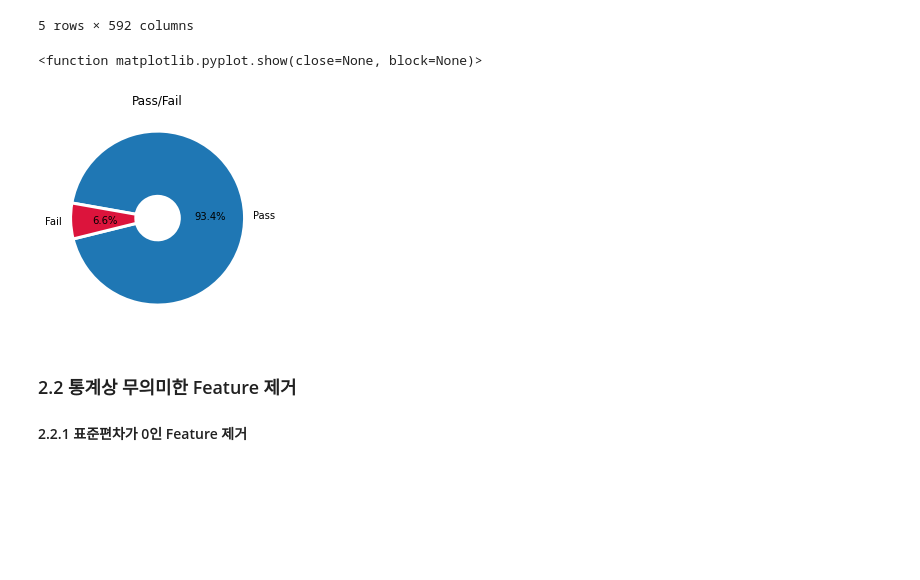
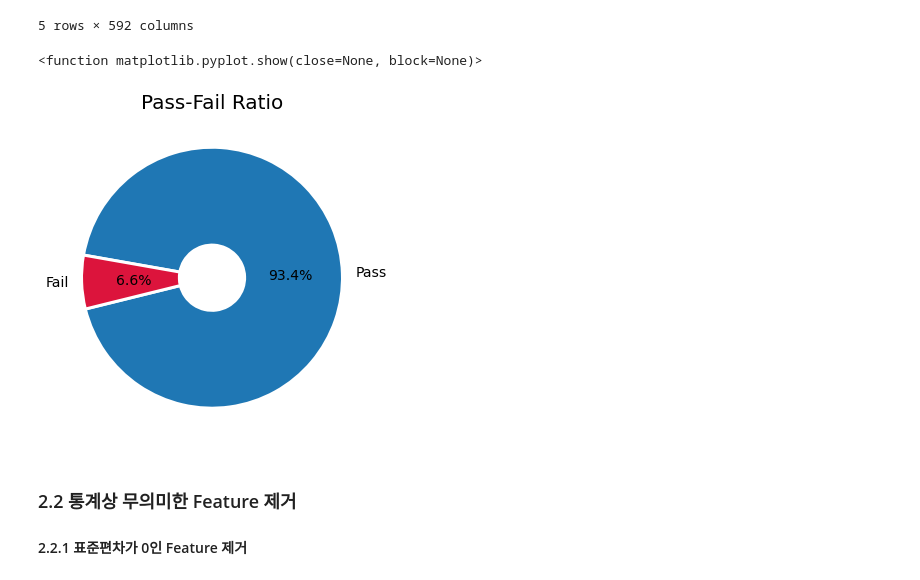
Before and after one commit to ChoiJunhee/INE5015_bigdata_analytics, a Jupyter notebook: ipnyb/0518_ipynb_Visualization(Practice Draft).ipynb, the cells around one changed output. Drawn from its saved outputs; the diff is of its cells as text; code cells hidden in the pictures; blank space fills up the shorter version.

```diff
--- a/ipnyb/0518_ipynb_Visualization(Practice Draft).ipynb
+++ b/ipnyb/0518_ipynb_Visualization(Practice Draft).ipynb
@@ -82,18 +82,19 @@ raw_data.head()
 # %%
 Pass_Fail = raw_data['Pass/Fail'].value_counts().values
 
 ratio = [Pass_Fail[0]/len(raw_data), Pass_Fail[1]/len(raw_data)]
 labels = ['Pass', 'Fail']
 wedgeprops={'width': 0.75, 'edgecolor': 'w', 'linewidth': 3}
 colors = ['tab:blue', 'crimson']
+plt.figure(figsize=(6,6))
+plt.pie(ratio, labels=labels, autopct='%.1f%%',startangle=170, counterclock=False,
+        wedgeprops=wedgeprops, colors = colors,  textprops={'fontsize': 14})
+plt.title('Pass-Fail Ratio', fontsize = 20)
 
-
-plt.pie(ratio, labels=labels, autopct='%.1f%%',startangle=170, counterclock=False, wedgeprops=wedgeprops, colors = colors)
-plt.title('Pass/Fail')
 plt.show
 # %% [output]
 <function matplotlib.pyplot.show(close=None, block=None)>
-[figure, old version]
+[figure, new version]
 # %% [markdown]
 ### 2.2 통계상 무의미한 Feature 제거
 
```
Also changed, not shown: parts of 20 cells of this notebook.
